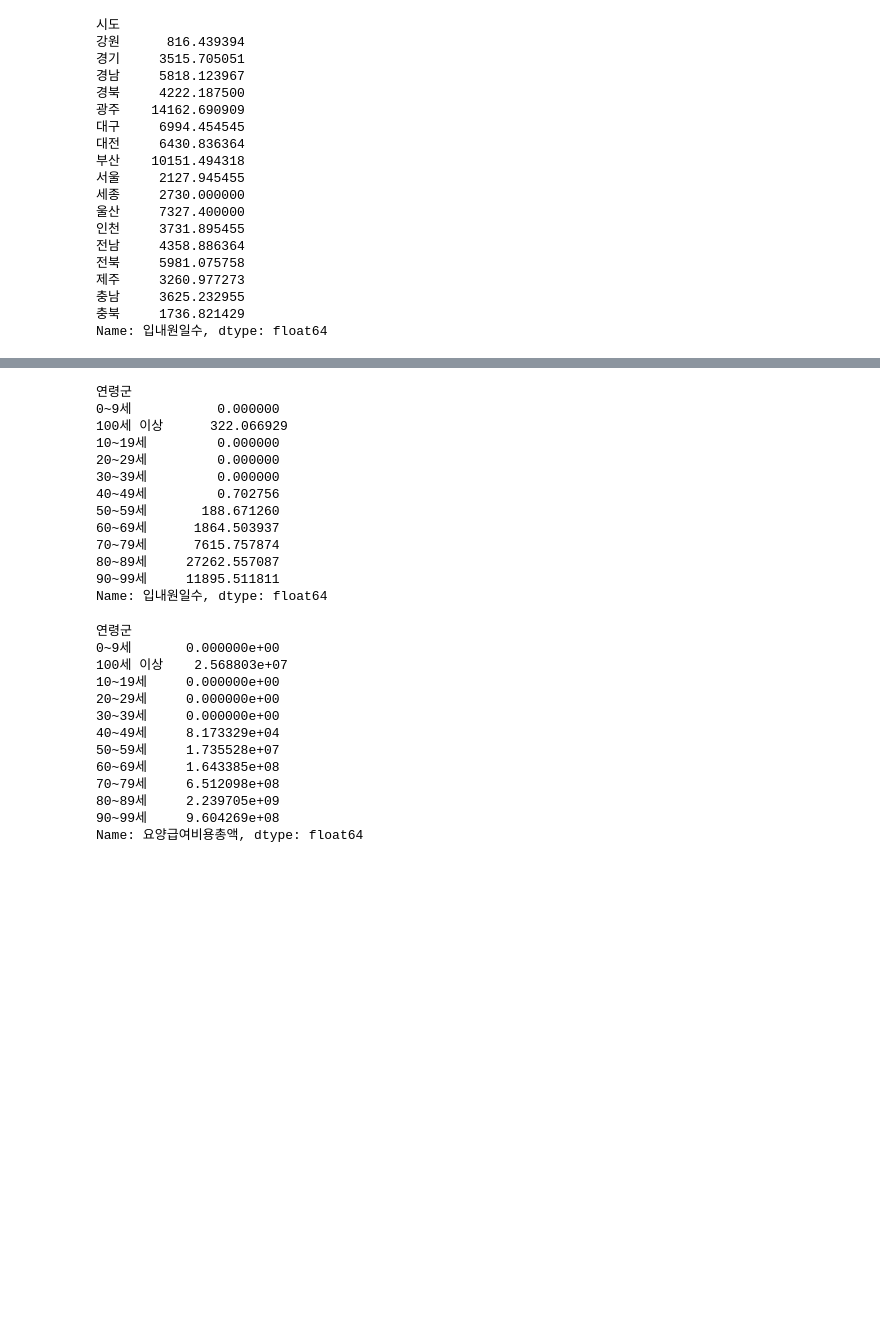
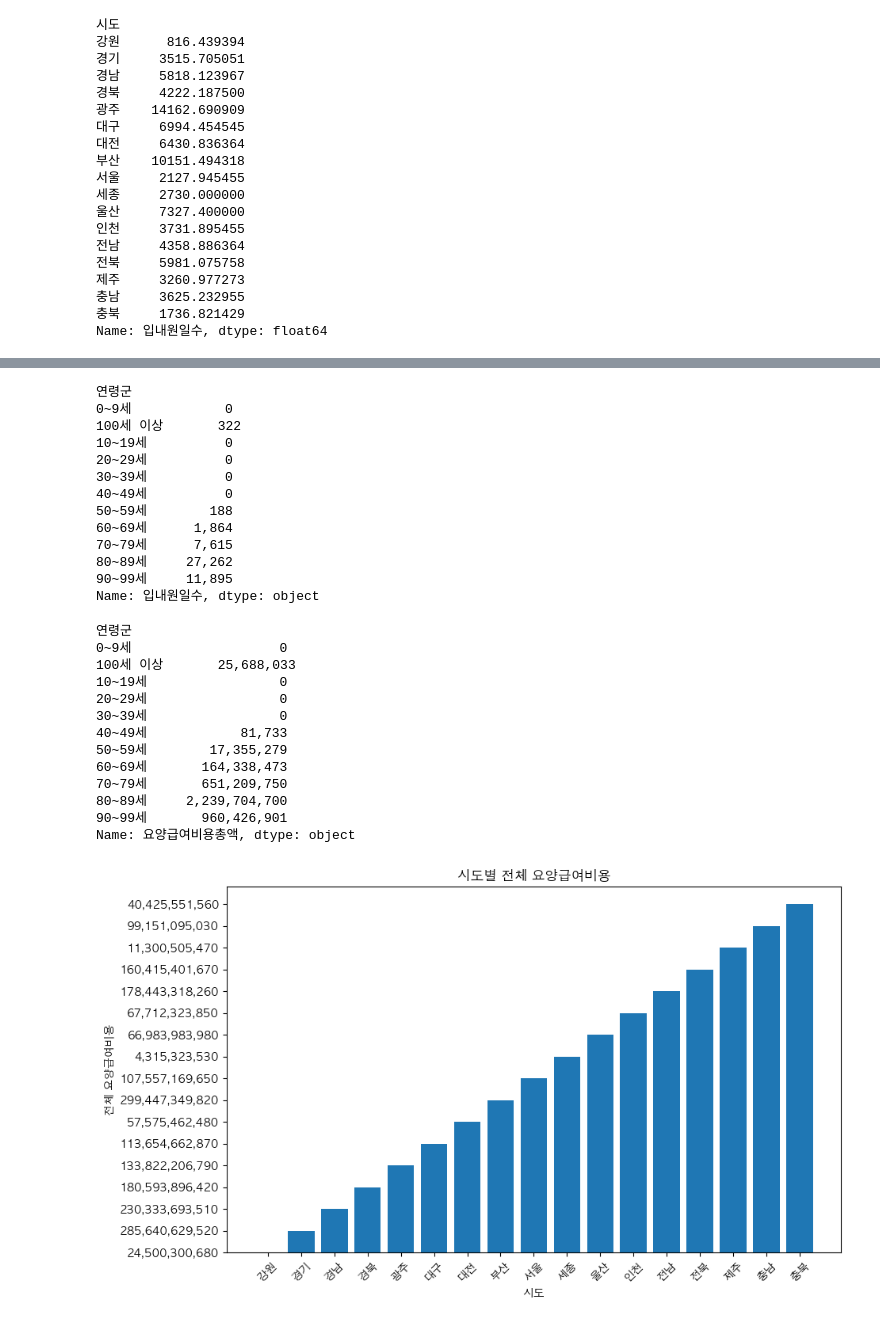
Before and after one commit to EastOst/Dementia_info, a Jupyter notebook: main.ipynb, the cells around one changed output, grey strips where cells are left out. Saved outputs shown, nothing was run; the diff lists cells and outputs as text; code cells hidden in the pictures; blank space fills up the shorter version.

```diff
--- a/main.ipynb
+++ b/main.ipynb
@@ -110,4 +110,5 @@ Name: 환자수, dtype: int64>
 # %%
-province_total_price = df1.groupby('시도')['요양급여비용총액'].sum().reset_index
+province_total_price = df1.groupby('시도')['요양급여비용총액'].sum().reset_index()
+province_total_price['요양급여비용총액'] = province_total_price['요양급여비용총액'].apply(lambda x: f"{x:,.0f}")
 province_total_price
 # %% [output]
@@ -177,34 +156,51 @@ Name: 입내원일수, dtype: float64
 # %%
 age_days_mean = df1.groupby('연령군')['입내원일수'].mean()
+age_days_mean = age_days_mean.astype(int).apply(lambda x: f"{x:,.0f}")
 age_days_mean
 # %% [output]
 연령군
-0~9세           0.000000
-100세 이상      322.066929
-10~19세         0.000000
-20~29세         0.000000
-30~39세         0.000000
-40~49세         0.702756
-50~59세       188.671260
-60~69세      1864.503937
-70~79세      7615.757874
-80~89세     27262.557087
-90~99세     11895.511811
-Name: 입내원일수, dtype: float64
+0~9세            0
+100세 이상       322
+10~19세          0
+20~29세          0
+30~39세          0
+40~49세          0
+50~59세        188
+60~69세      1,864
+70~79세      7,615
+80~89세     27,262
+90~99세     11,895
+Name: 입내원일수, dtype: object
 # %%
-age_price_mean = df1.groupby('연령군')['요양급여비용총액'].mean()
+age_price_mean = df1.groupby('연령군')['요양급여비용총액'].mean().astype(int).apply(lambda x: f"{x:,.0f}")
 age_price_mean
 # %% [output]
 연령군
-0~9세       0.000000e+00
-100세 이상    2.568803e+07
-10~19세     0.000000e+00
-20~29세     0.000000e+00
-30~39세     0.000000e+00
-40~49세     8.173329e+04
-50~59세     1.735528e+07
-60~69세     1.643385e+08
-70~79세     6.512098e+08
-80~89세     2.239705e+09
-90~99세     9.604269e+08
-Name: 요양급여비용총액, dtype: float64
+0~9세                   0
+100세 이상       25,688,033
+10~19세                 0
+20~29세                 0
+30~39세                 0
+40~49세            81,733
+50~59세        17,355,279
+60~69세       164,338,473
+70~79세       651,209,750
+80~89세     2,239,704,700
+90~99세       960,426,901
+Name: 요양급여비용총액, dtype: object
+# %%
+import matplotlib.pyplot as plt
+from matplotlib import rc
+rc('font', family='AppleGothic')
+plt.rcParams['axes.unicode_minus'] = False
+# %%
+plt.figure(figsize=(10, 6))
+plt.bar(province_total_price['시도'], province_total_price['요양급여비용총액'])
+plt.xlabel('시도')
+plt.ylabel('전체 요양급여비용')
+plt.title('시도별 전체 요양급여비용')
+plt.xticks(rotation=45)
+plt.ylim(0)
+plt.show()
+# %% [output]
+[figure, added]
```
Also changed, not shown: parts of 5 cells of this notebook.
